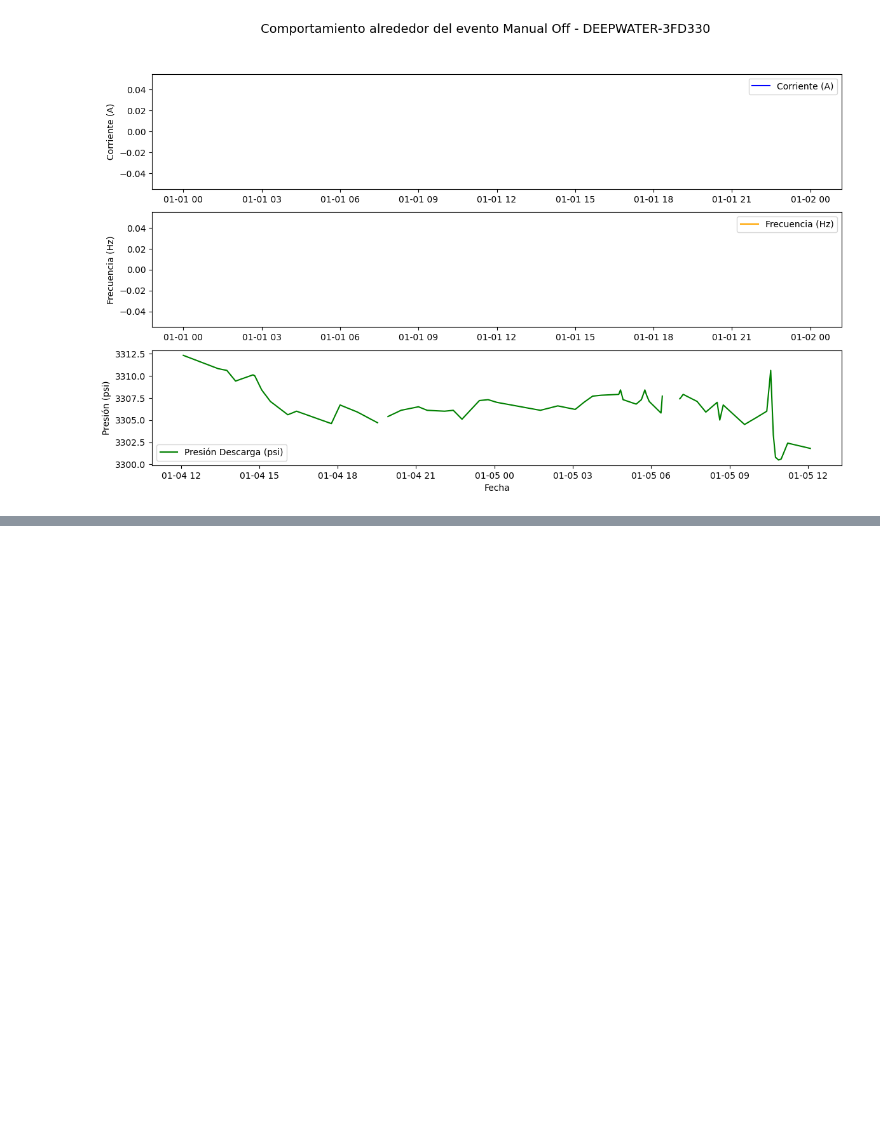
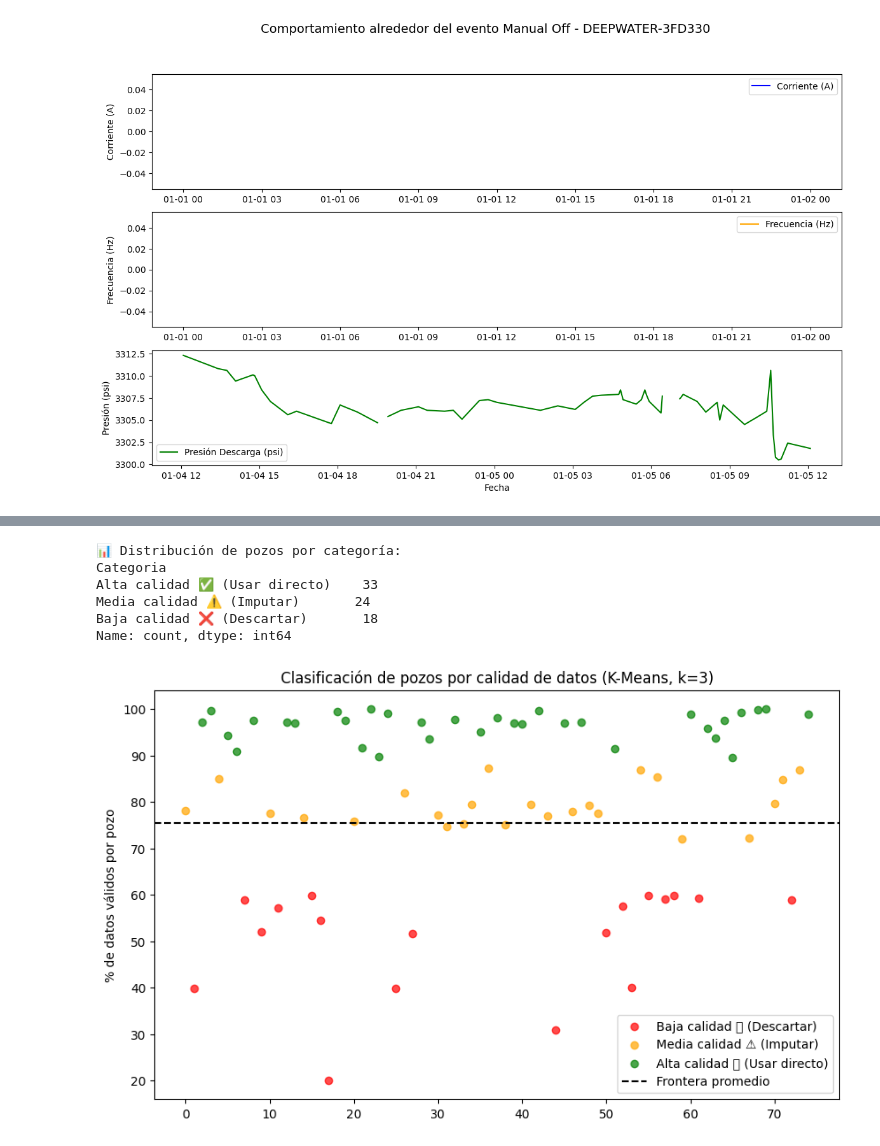
Before and after one commit to vmjaime/ESP-Failure-Prediction-System, a Jupyter notebook: notebooks/01_EDA.ipynb, the cells around one changed output, grey strips where cells are left out. Cells and saved outputs as stored; diff of their text form; code cells hidden in the pictures; blank space fills up the shorter version.

```diff
--- a/notebooks/01_EDA.ipynb
+++ b/notebooks/01_EDA.ipynb
@@ -324,0 +317,61 @@ plt.show()
+# %%
+import pandas as pd
+import matplotlib.pyplot as plt
+from sklearn.cluster import KMeans
+
+# Variables clave a analizar
+variables_clave = ["CURRENT", "PRESS_DESC", "FREQUENCY", "TEMP_MOT", "VIBRATION"]
+
+# Calcular % de nulos por pozo y variable
+calidad_por_pozo = (
+    df.groupby("WELL_ID")[variables_clave]
+      .apply(lambda x: x.isna().mean() * 100)  # % de nulos
+)
+
+# Resetear el índice para recuperar WELL_ID como columna
+calidad_por_pozo = calidad_por_pozo.reset_index()
+
+
+# 2️⃣ Calcular % válidos promedio por pozo
+calidad_por_pozo["Promedio_Validos"] = 100 - calidad_por_pozo[variables_clave].mean(axis=1)
+
+# 3️⃣ Clustering KMeans con 3 grupos (alta, media, baja calidad)
+X = calidad_por_pozo["Promedio_Validos"].values.reshape(-1,1)
+kmeans = KMeans(n_clusters=3, random_state=42, n_init=10)
+calidad_por_pozo["Cluster"] = kmeans.fit_predict(X)
+
+# 4️⃣ Ordenar clusters según los centroides
+centroides = kmeans.cluster_centers_.flatten()
+orden_clusters = centroides.argsort()
+
+# 5️⃣ Asignar etiquetas interpretables
+mapa_clusters = {
+    orden_clusters[0]: "Baja calidad ❌ (Descartar)",
+    orden_clusters[1]: "Media calidad ⚠️ (Imputar)",
+    orden_clusters[2]: "Alta calidad ✅ (Usar directo)"
+}
+calidad_por_pozo["Categoria"] = calidad_por_pozo["Cluster"].map(mapa_clusters)
+
+# 6️⃣ Resumen
+print("📊 Distribución de pozos por categoría:")
+print(calidad_por_pozo["Categoria"].value_counts())
+
+# 7️⃣ Visualización
+plt.figure(figsize=(10,6))
+for cat, color in zip(mapa_clusters.values(), ["red", "orange", "green"]):
+    subset = calidad_por_pozo[calidad_por_pozo["Categoria"] == cat]
+    plt.scatter(subset.index, subset["Promedio_Validos"], label=cat, color=color, alpha=0.7)
+
+plt.axhline(centroides.mean(), color="black", linestyle="--", label="Frontera promedio")
+plt.ylabel("% de datos válidos por pozo")
+plt.title("Clasificación de pozos por calidad de datos (K-Means, k=3)")
+plt.legend()
+plt.show()
+# %% [output]
+📊 Distribución de pozos por categoría:
+Categoria
+Alta calidad ✅ (Usar directo)    33
+Media calidad ⚠️ (Imputar)       24
+Baja calidad ❌ (Descartar)       18
+Name: count, dtype: int64
+[figure, added]
```
Also changed, not shown: parts of 10 cells of this notebook, 1 other file.
